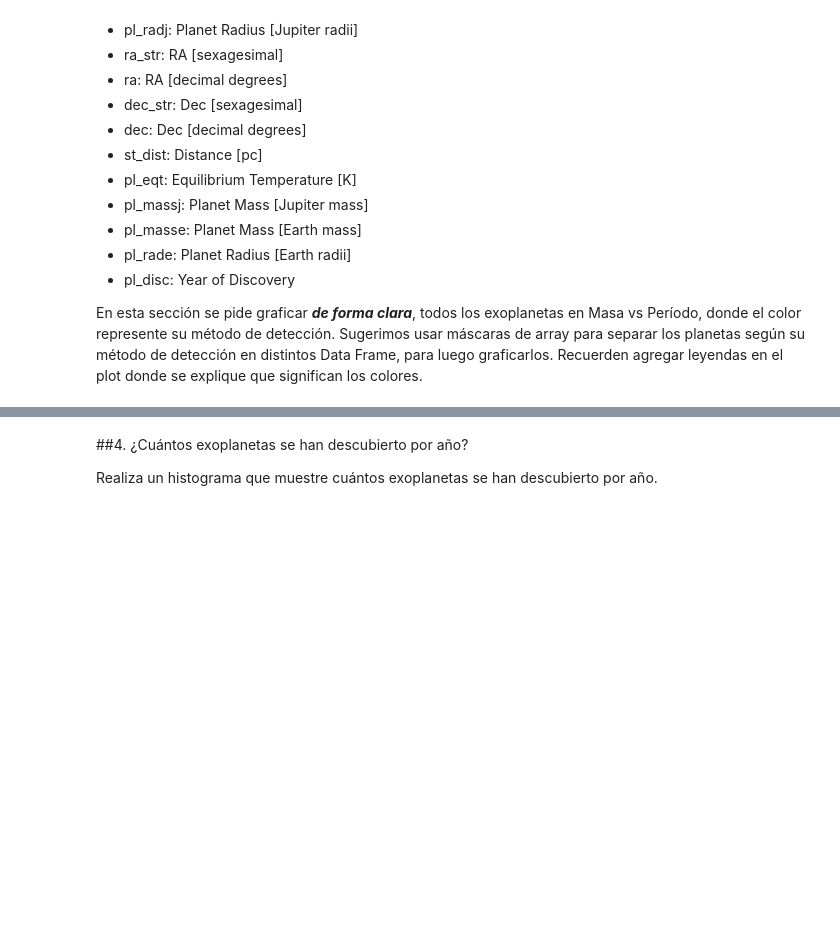
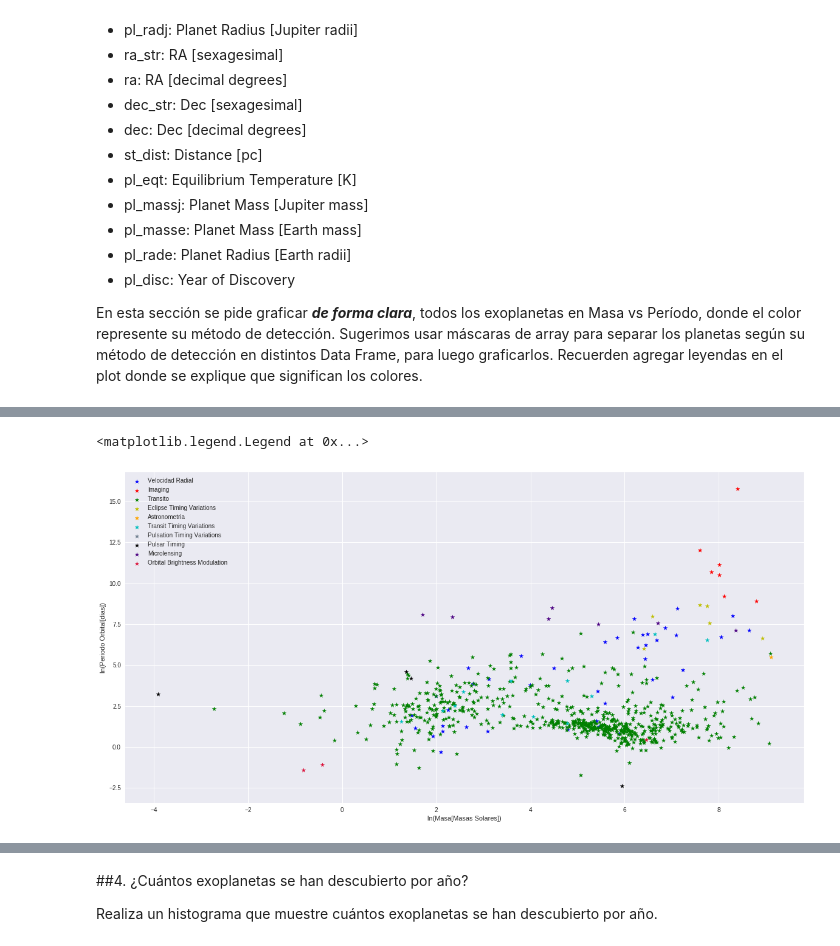
Before and after one commit to kosarrara/minitarea3, a Jupyter notebook: minitarea3.ipynb, the cells around one changed output, grey strips where cells are left out. Cells and saved outputs as stored; diff of their text form; code cells hidden in the pictures; blank space fills up the shorter version.

```diff
--- a/minitarea3.ipynb
+++ b/minitarea3.ipynb
@@ -177,0 +182,57 @@ planetas = pd.read_csv(archivo, comment="#")
+# %%
+# Importamos Pandas y cargamos el archivo planets.csv
+import pandas as pd
+
+archivo = download_file('https://raw.githubusercontent.com/piacortes/astroclases/master/planets.csv?token=AXWBlnRlbOADXAfY-qtBxFJQ3SugzCucks5cpBbnwA%3D%3D')
+planetas = pd.read_csv(archivo, comment="#")
+Descubrimiento=planetas["pl_discmethod"]
+
+Radial_Velocity=planetas.where(planetas["pl_discmethod"]=="Radial Velocity")
+Imaging=planetas.where(planetas["pl_discmethod"]=="Imaging")
+Transit=planetas.where(planetas["pl_discmethod"]=="Transit")
+Eclipse_Timing_Variations=planetas.where(planetas["pl_discmethod"]=="Eclipse Timing Variations")
+Astrometria=planetas.where(planetas["pl_discmethod"]=="Astrometry")
+Transit_Timing_Variations=planetas.where(planetas["pl_discmethod"]=="Transit Timing Variations")
+Pulsation_Timing_Variations=planetas.where(planetas["pl_discmethod"]=="Pulsation Timing Variations")
+Pulsar_Timing=planetas.where(planetas["pl_discmethod"]=="Pulsar Timing")
+MicroLensing=planetas.where(planetas["pl_discmethod"]=="Microlensing")
+Orbital_Brightness_Modulation=planetas.where(planetas["pl_discmethod"]=="Orbital Brightness Modulation")
+
+plt.figure(figsize=(20,10))
+
+plt.xlabel("ln(Masa[Masas Solares])")
+plt.ylabel("ln(Periodo Orbital[dias])")
+
+plt.scatter(np.log(Radial_Velocity["pl_masse"]),np.log(Radial_Velocity["pl_orbper"]),marker="*",color="b",label="Velocidad Radial")
+plt.legend()
+
+plt.scatter(np.log(Imaging["pl_masse"]),np.log(Imaging["pl_orbper"]),marker="*",color="r",label="Imaging")
+plt.legend()
+
+plt.scatter(np.log(Transit["pl_masse"]),np.log(Transit["pl_orbper"]),marker="*",color="g",label="Transito")
+plt.legend()
+
+plt.scatter(np.log(Eclipse_Timing_Variations["pl_masse"]),np.log(Eclipse_Timing_Variations["pl_orbper"]),marker="*",color="y",label="Eclipse Timing Variations")
+plt.legend()
+
+plt.scatter(np.log(Astrometria["pl_masse"]),np.log(Astrometria["pl_orbper"]),marker="*",color="orange",label="Astronometria")
+plt.legend()
+
+plt.scatter(np.log(Transit_Timing_Variations["pl_masse"]),np.log(Transit_Timing_Variations["pl_orbper"]),marker="*",color="c",label="Transit Timing Variations")
+plt.legend()
+
+plt.scatter(np.log(Pulsation_Timing_Variations["pl_masse"]),np.log(Pulsation_Timing_Variations["pl_orbper"]),marker="*",color="slategray",label="Pulsation Timing Variations")
+plt.legend()
+
+plt.scatter(np.log(Pulsar_Timing["pl_masse"]),np.log(Pulsar_Timing["pl_orbper"]),marker="*",color="black",label="Pulsar Timing")
+plt.legend()
+
+plt.scatter(np.log(MicroLensing["pl_masse"]),np.log(MicroLensing["pl_orbper"]),marker="*",color="indigo",label="Microlensing")
+plt.legend()
+
+
+plt.scatter(np.log(Orbital_Brightness_Modulation["pl_masse"]),np.log(Orbital_Brightness_Modulation["pl_orbper"]),marker="*",color="crimson",label="Orbital Brightness Modulation")
+plt.legend()
+
+# Graficar plot
+# %% [output]
@@ -177,0 +240,2 @@ planetas = pd.read_csv(archivo, comment="#")
+<matplotlib.legend.Legend at 0x...>
+[figure, added]
```
Also changed, not shown: parts of 10 cells of this notebook.
